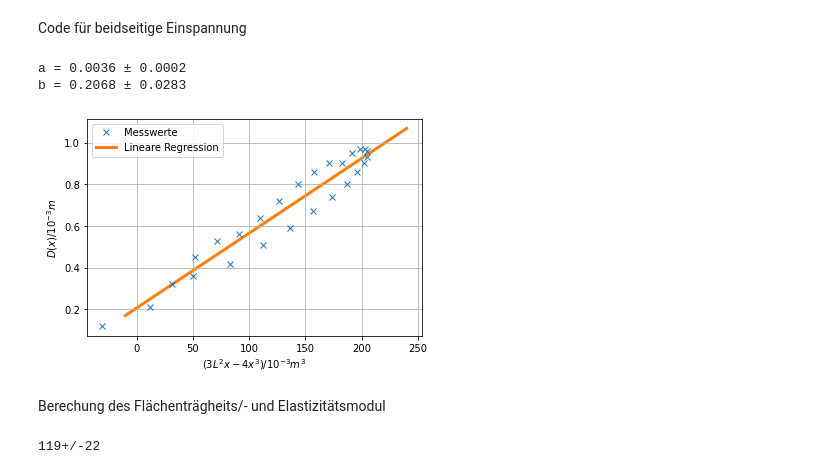
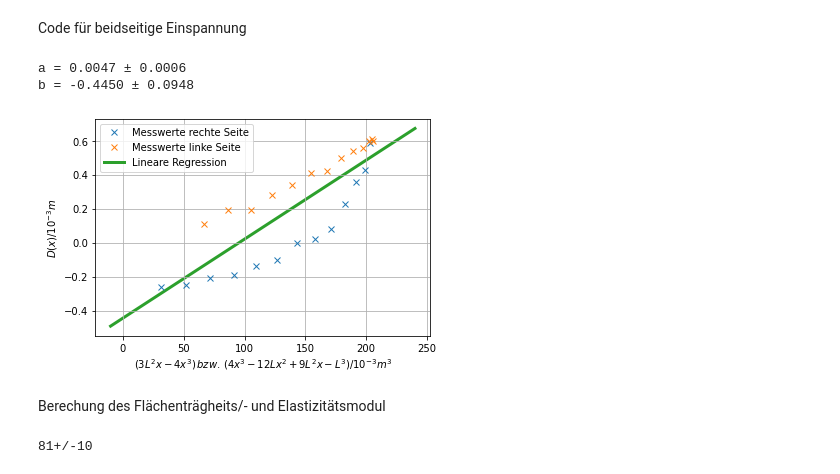
Before and after one commit to waerther/grundpraktikum1, a Jupyter notebook: v103/auswertung.ipynb, the cells around one changed output. Drawn from its saved outputs; the diff is of its cells as text; code cells hidden in the pictures.

```diff
--- a/v103/auswertung.ipynb
+++ b/v103/auswertung.ipynb
@@ -121,50 +138,53 @@ Code für beidseitige Einspannung
 np.set_printoptions(suppress=True)
 
 #Daten
-arrquer = pd.DataFrame(arr3).to_numpy()
+arrquer = pd.DataFrame(arr4).to_numpy()
 
 dx = arrquer[:,3]
-Ausgl = arrquer[:,4]
+Ausgl1 = arrquer[:13,4]
+Ausgl2 = arrquer[13:,5]
+Ausgl = np.concatenate([Ausgl1, Ausgl2])
 
 # Daten anpassen für plot4
 
-#dx1 = dx[:13] * (-1)
-#dx2 = dx[13:26]
-#
-#dx = np.concatenate((dx1, dx2))
+dx1 = dx[:13] * (-1)
+dx2 = dx[13:26]
+
+dx = np.concatenate((dx1, dx2))
 #Ausgleichsrechnung
 
 params, covariance_matrix = np.polyfit(Ausgl, dx, deg=1, cov=True)
 
 errors = np.sqrt(np.diag(covariance_matrix))
 
 for name, value, error in zip('ab', params, errors):
     print(f'{name} = {value:.4f} ± {error:.4f}')
 
 x_plot = np.linspace(-10, 240)
-plt.plot(Ausgl, dx, 'x',label="Messwerte", zorder=2)
+plt.plot(Ausgl1, dx[:13], 'x',label="Messwerte rechte Seite", zorder=2)
+plt.plot(Ausgl2, dx[13:], 'x',label="Messwerte linke Seite", zorder=2)
 plt.plot(
     x_plot,
     params[0] * x_plot + params[1],
     label='Lineare Regression',
     linewidth=3,
     zorder=1,
 )
-plt.xlabel(r'$\left(3L^2x - 4x^3\right) / 10^{-3} m^3$')
+plt.xlabel(r'$\left(3L^2x - 4x^3\right) \, bzw. \, \left(4 x^3 - 12 L x^2 + 9 L^2 x - L^3\right) / 10^{-3} m^3$')
 #plt.xlabel(r'$\left(3L^2x - 4 x^3\right) / 10^{-3}$')
 plt.ylabel(r'$D(x)  / 10^{-3} m$')
 plt.grid()
 plt.legend(loc="best")
 
 #Speichern des Plots (und überprüfen ob schon vorhanden)
 path = '/pictures/'
-if os.path.exists('Lineare Regression3.pdf'):
-    os.remove('Lineare Regression3.pdf')
-plt.savefig('pictures/Lineare Regression3.pdf')
+if os.path.exists('Lineare Regression4.pdf'):
+    os.remove('Lineare Regression4.pdf')
+plt.savefig('pictures/Lineare Regression4.pdf')
 # %% [output]
-a = 0.0036 ± 0.0002
-b = 0.2068 ± 0.0283
+a = 0.0047 ± 0.0006
+b = -0.4450 ± 0.0948
-[figure, old version]
+[figure, new version]
 # %% [markdown]
 Berechung des Flächenträgheits/- und Elastizitätsmodul
 # %%
@@ -184,9 +204,9 @@ def IQuad(h):
 def IKreis(R):
     return ((np.pi * R**4) / 4)
 
-a = ufloat(0.0032, 0.0006)
+a = ufloat(0.0047, 0.0006)
 mbeid = 1.5524          # Masse des angehängten Gewichtes bei beidseitiger Einspannung
 
 print(elastbeid(mbeid, IQuad(0.01) , a) * 10**(-9))
 # %% [output]
-119+/-22
+81+/-10
```
Also changed, not shown: parts of 1 cell of this notebook, 5 other files.
